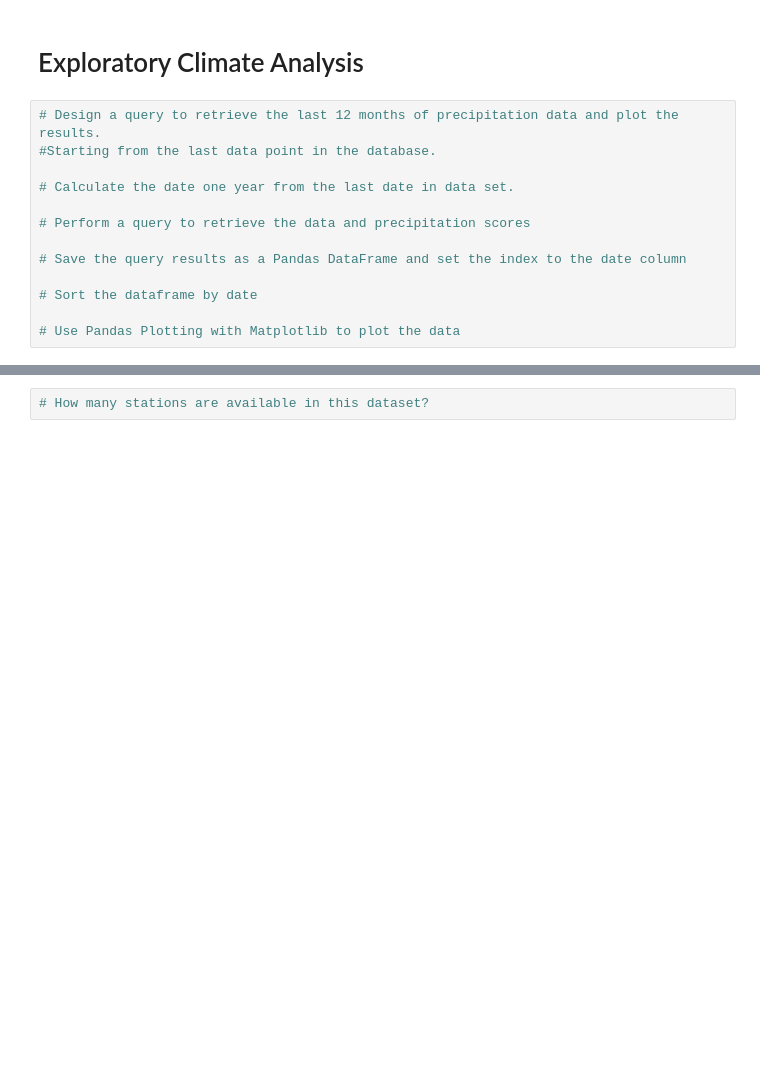
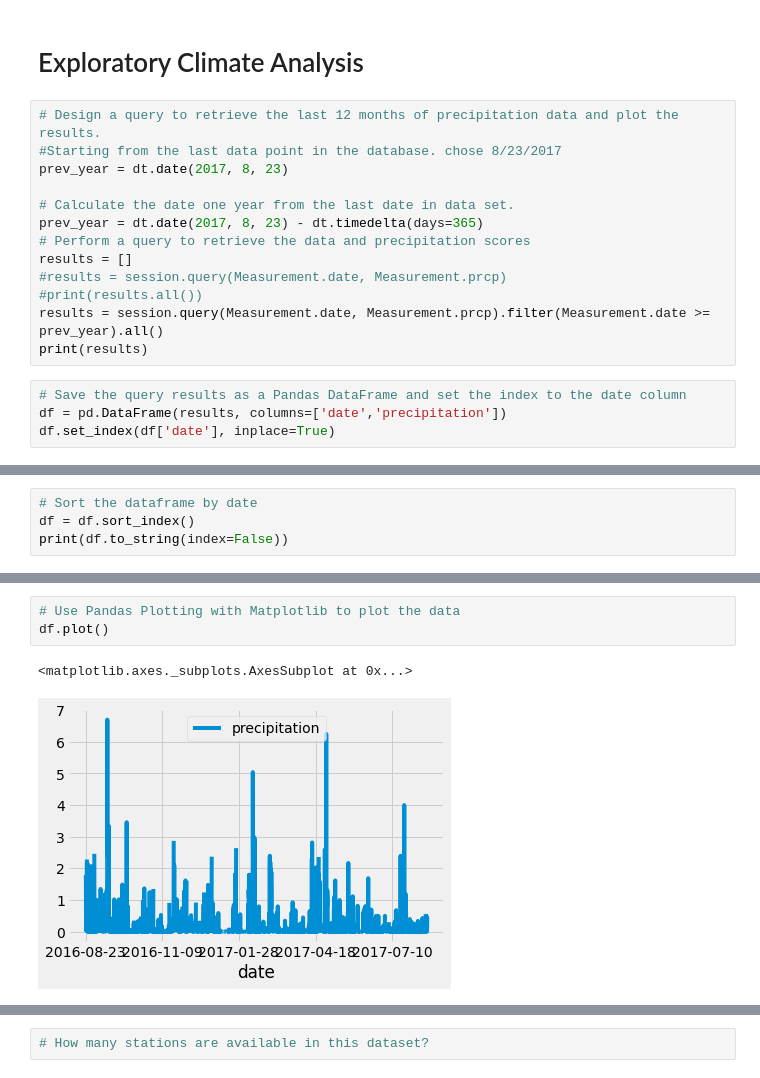
Before and after one commit to mspamelalea/Surfs_Up, a Jupyter notebook: climate_analysis.ipynb, the cells around one changed output, grey strips where cells are left out. Cells and saved outputs as stored; diff of their text form; blank space fills up the shorter version.

```diff
--- a/climate_analysis.ipynb
+++ b/climate_analysis.ipynb
@@ -39,14 +39,18 @@ session = Session(engine)
 # Exploratory Climate Analysis
 # %%
 # Design a query to retrieve the last 12 months of precipitation data and plot the results.
-#Starting from the last data point in the database.
+#Starting from the last data point in the database. chose 8/23/2017
+prev_year = dt.date(2017, 8, 23)
 
 # Calculate the date one year from the last date in data set.
-
+prev_year = dt.date(2017, 8, 23) - dt.timedelta(days=365)
 # Perform a query to retrieve the data and precipitation scores
-
-# Save the query results as a Pandas DataFrame and set the index to the date column
-
-# Sort the dataframe by date
-
-# Use Pandas Plotting with Matplotlib to plot the data
+results = []
+#results = session.query(Measurement.date, Measurement.prcp)
+#print(results.all())
+results = session.query(Measurement.date, Measurement.prcp).filter(Measurement.date >= prev_year).all()
+print(results)
+# %%
+# Save the query results as a Pandas DataFrame and set the index to the date column
+df = pd.DataFrame(results, columns=['date','precipitation'])
+df.set_index(df['date'], inplace=True)
@@ -52,0 +97,4 @@ session = Session(engine)
+# %%
+# Sort the dataframe by date
+df = df.sort_index()
+print(df.to_string(index=False))
@@ -53,2 +119,8 @@ session = Session(engine)
+# %%
+# Use Pandas Plotting with Matplotlib to plot the data
+df.plot()
+# %% [output]
+<matplotlib.axes._subplots.AxesSubplot at 0x...>
+[figure, added]
 # %%
 # Use Pandas to calcualte the summary statistics for the precipitation data
```
Also changed, not shown: parts of 4 cells of this notebook.
